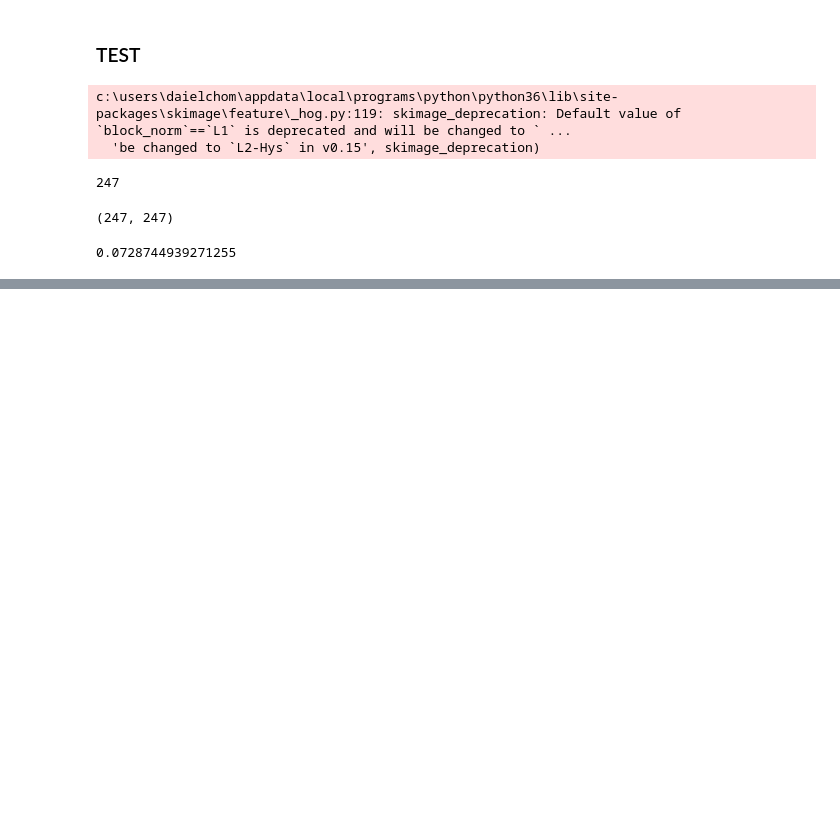
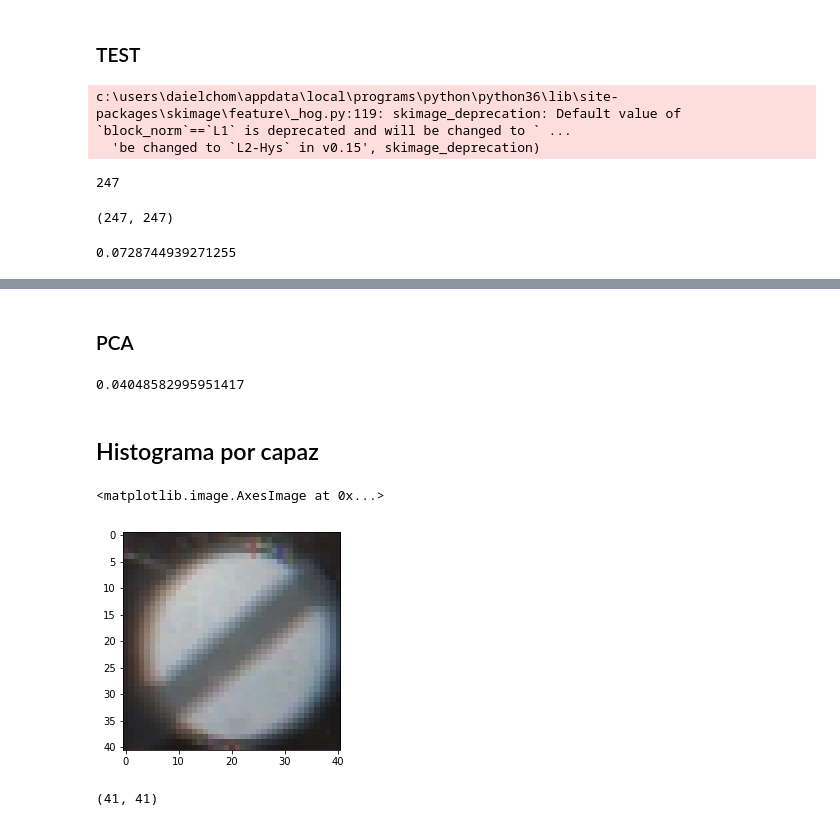
Before and after one commit to DaielChom/German-Traffic-Signs-Detector, a Jupyter notebook: Kiwi Testing.ipynb, the cells around one changed output, grey strips where cells are left out. Cells and saved outputs as stored; diff of their text form; code cells hidden in the pictures; blank space fills up the shorter version.

```diff
--- a/Kiwi Testing.ipynb
+++ b/Kiwi Testing.ipynb
@@ -316,0 +336,2 @@ lg.score(test_X, test_y)
+# %% [markdown]
+### PCA
@@ -316,0 +344,18 @@ lg.score(test_X, test_y)
+# %%
+lg = LogisticRegression()
+lg.fit(train_X_pca,train_y)
+lg.score(test_X_pca, test_y)
+# %% [output]
+0.04048582995951417
+# %% [markdown]
+## Histograma por capaz
+# %%
+img = io.imread("images/test/3200006.ppm")
+plt.imshow(img)
+# %% [output]
+<matplotlib.image.AxesImage at 0x...>
+[figure, added]
+# %%
+img[:,:,2].shape
+# %% [output]
+(41, 41)
```
Also changed, not shown: parts of 33 cells of this notebook, 1 other file.
